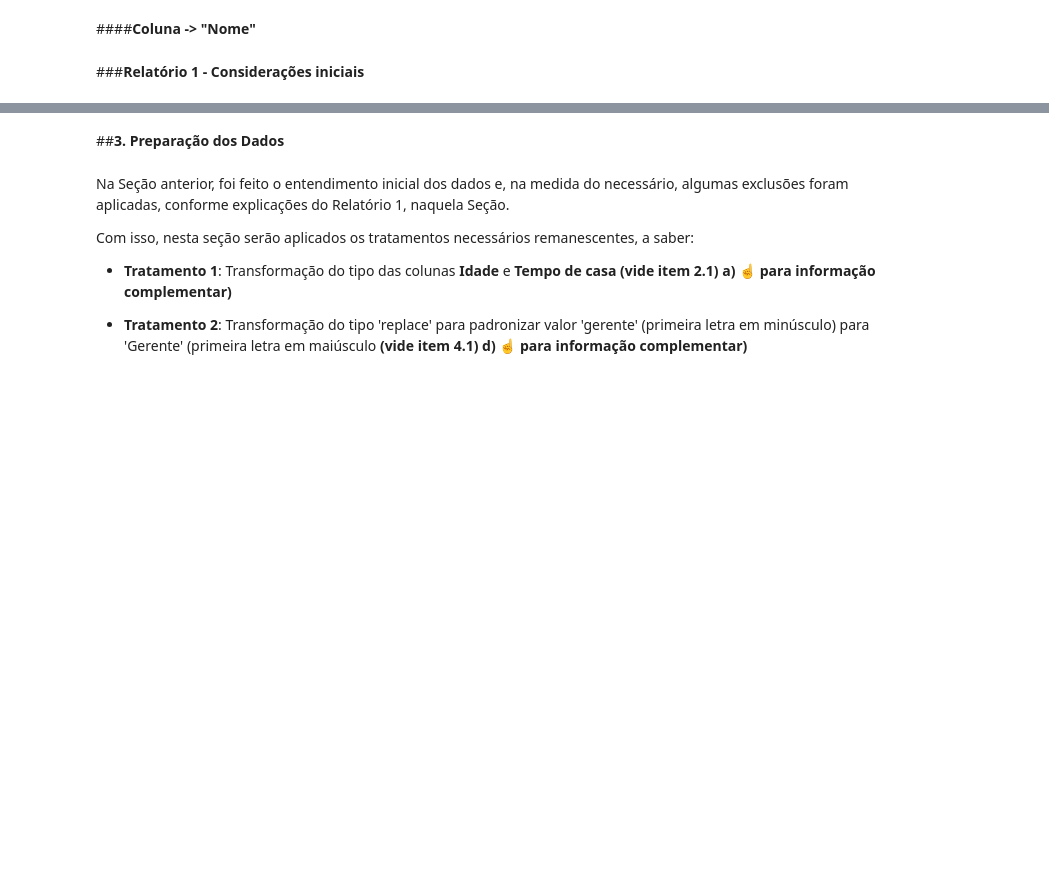
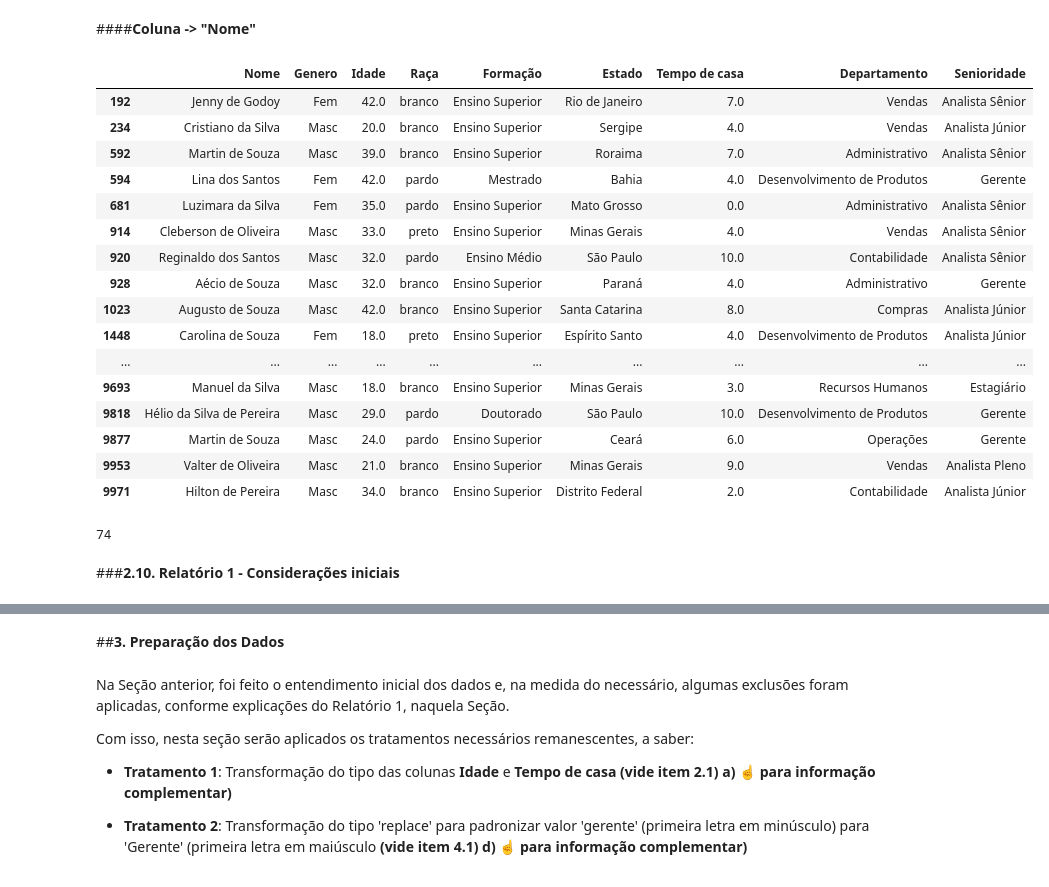
Before and after one commit to tiagotff/Hackathon_AdaHack_2024_Corp_Solutions, a Jupyter notebook: Hackathon_ADA_2024_versao_parcial_1_Tiago_13_04_2024.ipynb, the cells around one changed output, grey strips where cells are left out. Saved outputs shown, nothing was run; the diff lists cells and outputs as text; code cells hidden in the pictures; blank space fills up the shorter version.

```diff
--- a/Hackathon_ADA_2024_versao_parcial_1_Tiago_13_04_2024.ipynb
+++ b/Hackathon_ADA_2024_versao_parcial_1_Tiago_13_04_2024.ipynb
@@ -266,6 +438,28 @@ df = df.dropna(subset=['Idade'])
 # %% [markdown]
 ####**Coluna -> "Nome"**
 # %%
+"""
+Identificação e exibição de registros duplicados considerando a coluna 'Nome'
+"""
+
 registros_duplicados_nome = df[df.duplicated(subset=['Nome'], keep=False)]
 registros_duplicados = registros_duplicados_nome.sort_values(by='Nome')
 display(registros_duplicados_nome)
+# %% [output]
+|  | Nome | Genero | Idade | Raça | Formação | Estado | Tempo de casa | Departamento | Senioridade |
+| 192 | Jenny de Godoy | Fem | 42.0 | branco | Ensino Superior | Rio de Janeiro | 7.0 | Vendas | Analista Sênior |
+| 234 | Cristiano da Silva | Masc | 20.0 | branco | Ensino Superior | Sergipe | 4.0 | Vendas | Analista Júnior |
+| 592 | Martin de Souza | Masc | 39.0 | branco | Ensino Superior | Roraima | 7.0 | Administrativo | Analista Sênior |
+| 594 | Lina dos Santos | Fem | 42.0 | pardo | Mestrado | Bahia | 4.0 | Desenvolvimento de Produtos | Gerente |
+| 681 | Luzimara da Silva | Fem | 35.0 | pardo | Ensino Superior | Mato Grosso | 0.0 | Administrativo | Analista Sênior |
+| 914 | Cleberson de Oliveira | Masc | 33.0 | preto | Ensino Superior | Minas Gerais | 4.0 | Vendas | Analista Sênior |
+| 920 | Reginaldo dos Santos | Masc | 32.0 | pardo | Ensino Médio | São Paulo | 10.0 | Contabilidade | Analista Sênior |
+| 928 | Aécio de Souza | Masc | 32.0 | branco | Ensino Superior | Paraná | 4.0 | Administrativo | Gerente |
+| 1023 | Augusto de Souza | Masc | 42.0 | branco | Ensino Superior | Santa Catarina | 8.0 | Compras | Analista Júnior |
+| 1448 | Carolina de Souza | Fem | 18.0 | preto | Ensino Superior | Espírito Santo | 4.0 | Desenvolvimento de Produtos | Analista Júnior |
+| ... | ... | ... | ... | ... | ... | ... | ... | ... | ... |
+| 9693 | Manuel da Silva | Masc | 18.0 | branco | Ensino Superior | Minas Gerais | 3.0 | Recursos Humanos | Estagiário |
+| 9818 | Hélio da Silva de Pereira | Masc | 29.0 | pardo | Doutorado | São Paulo | 10.0 | Desenvolvimento de Produtos | Gerente |
+| 9877 | Martin de Souza | Masc | 24.0 | pardo | Ensino Superior | Ceará | 6.0 | Operações | Gerente |
+| 9953 | Valter de Oliveira | Masc | 21.0 | branco | Ensino Superior | Minas Gerais | 9.0 | Vendas | Analista Pleno |
+| 9971 | Hilton de Pereira | Masc | 34.0 | branco | Ensino Superior | Distrito Federal | 2.0 | Contabilidade | Analista Júnior |
@@ -274,3 +466,11 @@ len(registros_duplicados_nome)
+# %%
+"""
+Demonstra o número de registros duplicados da coluna 'Nome'.
+"""
+
+len(registros_duplicados_nome)
+# %% [output]
+74
 # %% [markdown]
-###**Relatório 1 - Considerações iniciais**
+###**2.10. Relatório 1 - Considerações iniciais**
 # %% [markdown]
```
Also changed, not shown: parts of 58 cells of this notebook.
